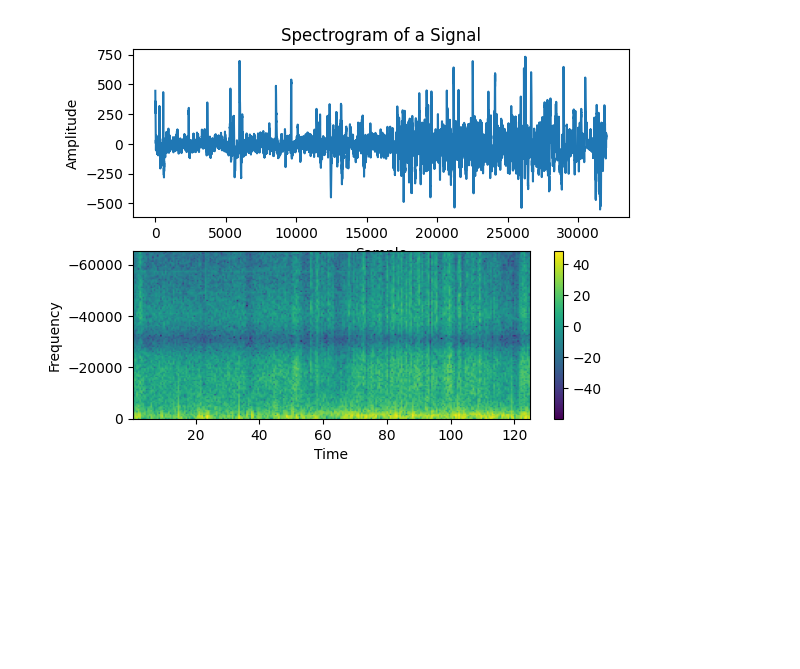
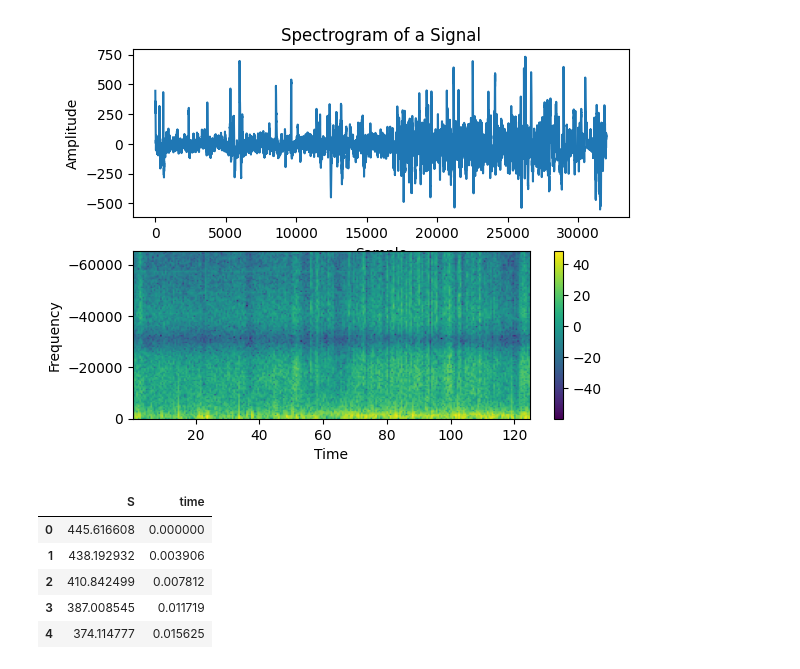
Before and after one commit to menonpg/bioeng2390_ai_in_healthcare, a Jupyter notebook: Week02/ReadMAT_ConvertToSignalvsTime_EngineerWINDOWEDFeatures.ipynb, the cells around one changed output. Saved outputs shown, nothing was run; the diff lists cells and outputs as text; code cells hidden in the pictures; blank space fills up the shorter version.

```diff
--- a/Week02/ReadMAT_ConvertToSignalvsTime_EngineerWINDOWEDFeatures.ipynb
+++ b/Week02/ReadMAT_ConvertToSignalvsTime_EngineerWINDOWEDFeatures.ipynb
@@ -78,3 +78,18 @@ plot.colorbar()
 plot.show()
 # %% [output]
 [figure]
+# %%
+# given DF , with a single column 'S' , and samplingFrequency, create a time axis in seconds for the signal
+def time_axis(DF, samplingFrequency):
+    return np.arange(0, len(DF)/samplingFrequency, 1/samplingFrequency)
+
+DF['time'] = time_axis(DF, samplingFrequency)
+
+DF.head()
+# %% [output]
+|  | S | time |
+| 0 | 445.616608 | 0.000000 |
+| 1 | 438.192932 | 0.003906 |
+| 2 | 410.842499 | 0.007812 |
+| 3 | 387.008545 | 0.011719 |
+| 4 | 374.114777 | 0.015625 |
```
Also changed, not shown: parts of 3 cells of this notebook.
